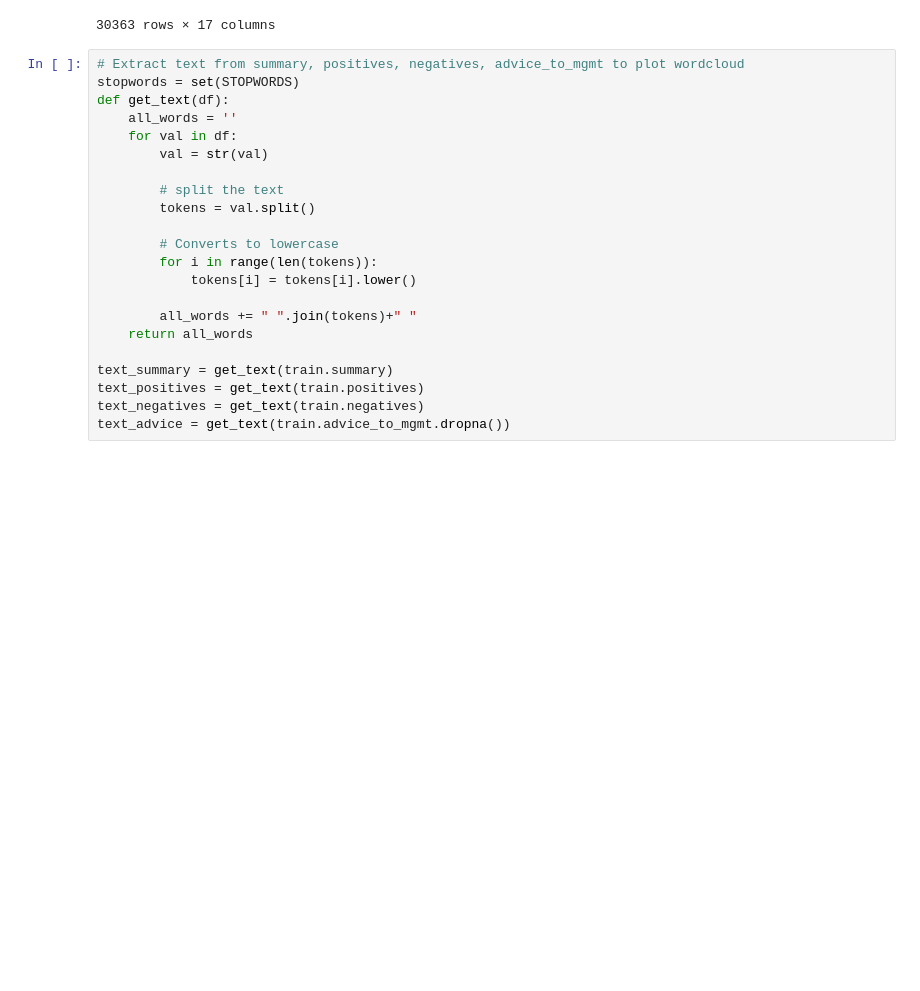
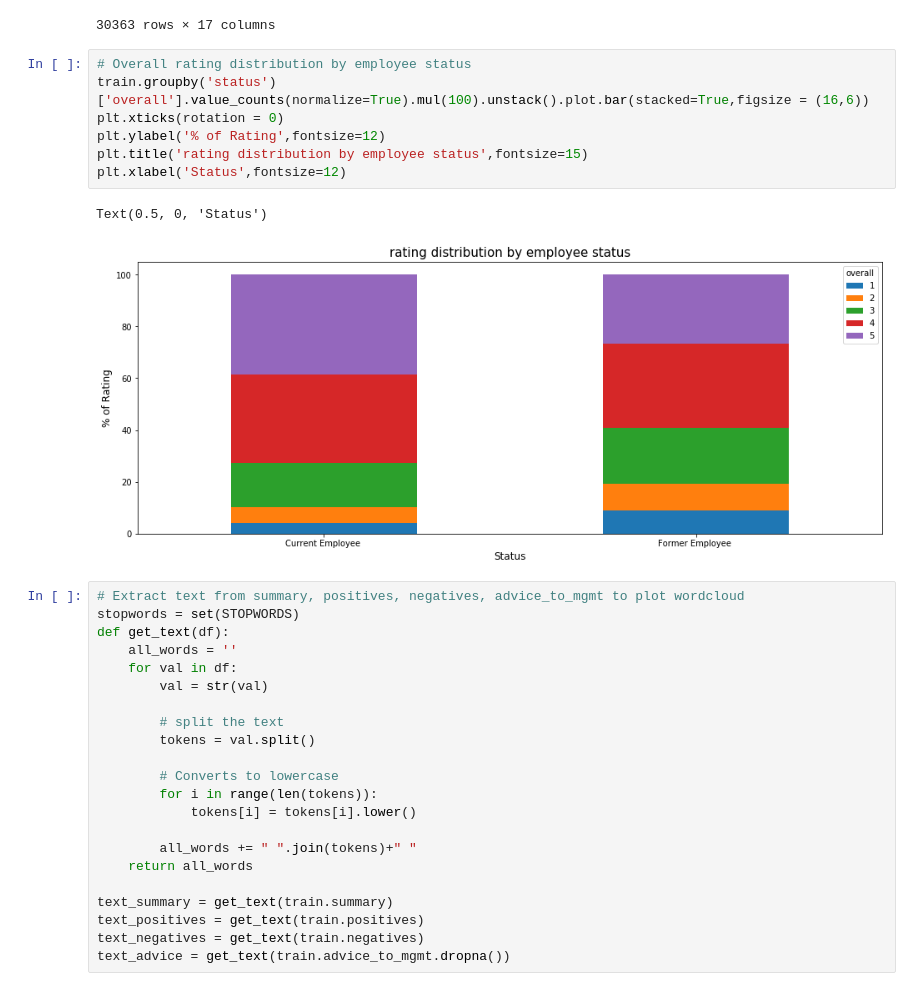
Before and after one commit to kumaranurag7/Job-Reviews-Analysis-Prediction, a Jupyter notebook: Job_reviews_ratings_analysis_and_prediction.ipynb, the cells around one changed output. Drawn from its saved outputs; the diff is of its cells as text; blank space fills up the shorter version.

```diff
--- a/Job_reviews_ratings_analysis_and_prediction.ipynb
+++ b/Job_reviews_ratings_analysis_and_prediction.ipynb
@@ -93,6 +93,16 @@ train
 | 30361 | 67527 | startup_6 | NaN | Dec 15, 2010 | Current Employee | Account Manager | Good Place to Work | Nice place to work. Good atmosphe... | Management confusion at times wit... | ... |
 | 30362 | 67529 | startup_6 | NaN | Dec 14, 2010 | Former Employee | Senior Director | Used to be great | Compensation, Health benefits and... | Leadership was better in the late... | ... |
 30363 rows × 17 columns
+# %%
+# Overall rating distribution by employee status
+train.groupby('status')['overall'].value_counts(normalize=True).mul(100).unstack().plot.bar(stacked=True,figsize = (16,6))
+plt.xticks(rotation = 0)
+plt.ylabel('% of Rating',fontsize=12)
+plt.title('rating distribution by employee status',fontsize=15)
+plt.xlabel('Status',fontsize=12)
+# %% [output]
+Text(0.5, 0, 'Status')
+[figure, added]
 # %%
 # Extract text from summary, positives, negatives, advice_to_mgmt to plot wordcloud
 stopwords = set(STOPWORDS)
```
Also changed, not shown: parts of 3 cells of this notebook.
